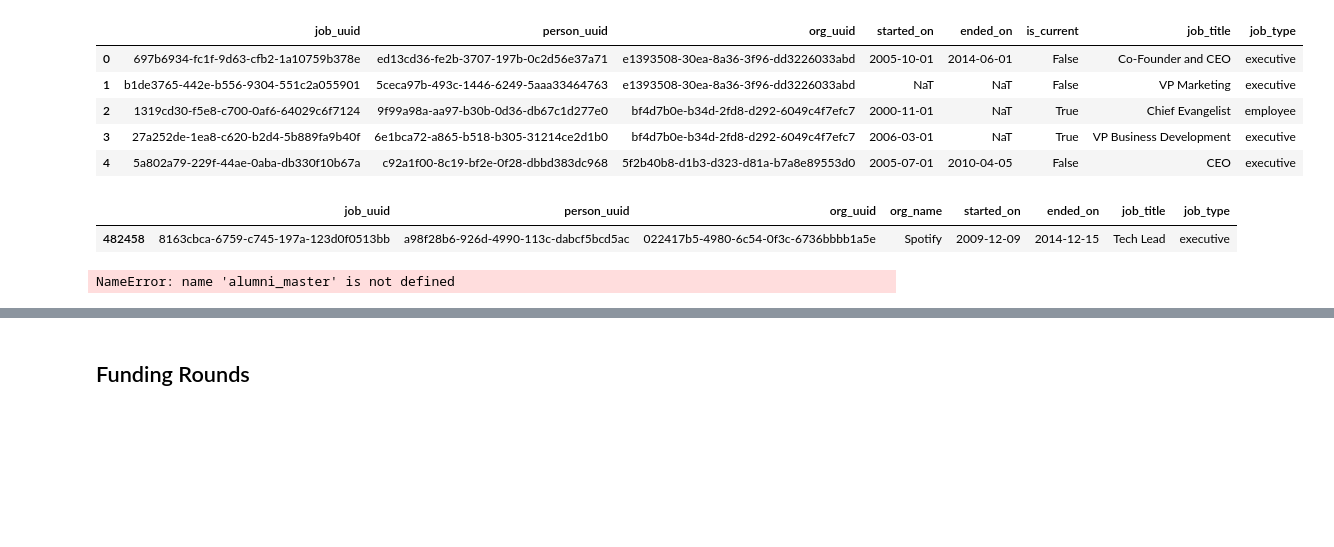
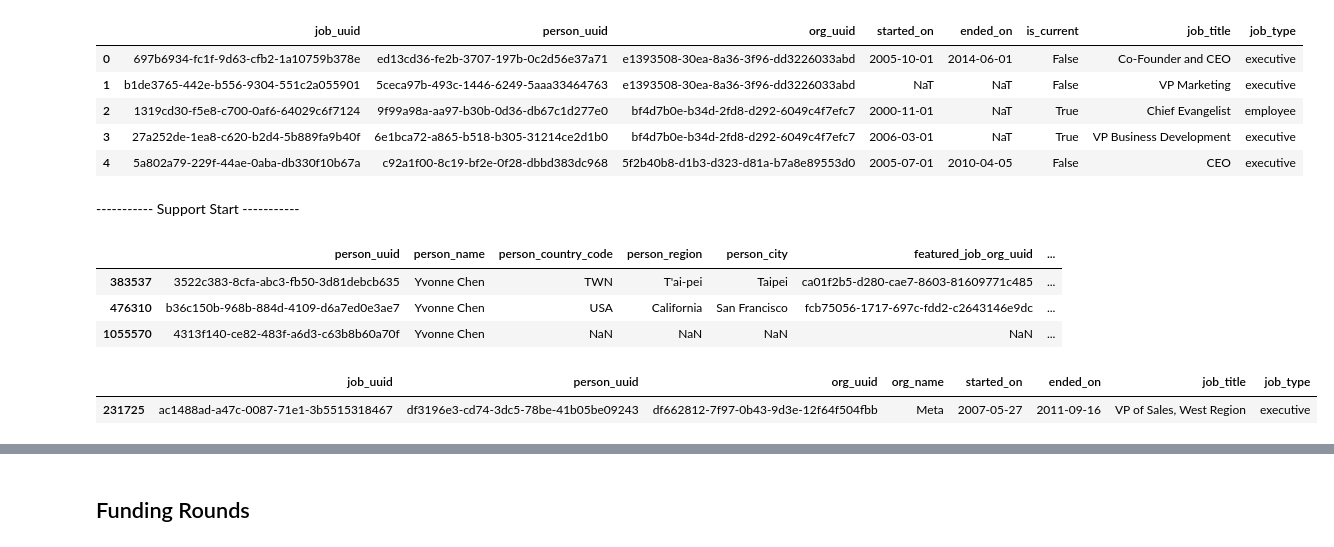
Before and after one commit to johanhaha/VentureMafia-Backend, a Jupyter notebook: data_analysis/VentureMafia-productionalised.ipynb, the cells around one changed output, grey strips where cells are left out. Drawn from its saved outputs; the diff is of its cells as text; code cells hidden in the pictures; blank space fills up the shorter version.

```diff
--- a/data_analysis/VentureMafia-productionalised.ipynb
+++ b/data_analysis/VentureMafia-productionalised.ipynb
@@ -115,6 +115,8 @@ jobs.head()
 # %%
 # Merging the 2 eBay entities
 jobs.loc[jobs['org_uuid'] == 'e722cbfc-7594-41b2-b5a9-2b16516f47c7', 'org_uuid'] = 'e56b0ceb-bb30-bbec-805e-d5dc7412dcb1'
+# %% [markdown]
+----------- Support Start -----------
 # %%
 # Support for adding information
 jobs_orgs_search = pd.merge(
@@ -123,16 +125,19 @@ jobs_orgs_search = pd.merge(
     how = 'left',
     on = 'org_uuid'
 )[['job_uuid', 'person_uuid', 'org_uuid', 'org_name', 'started_on', 'ended_on', 'job_title', 'job_type']]
+# %%
+people.loc[people['person_name'] == 'Yvonne Chen']
+# %% [output]
+|  | person_uuid | person_name | person_country_code | person_region | person_city | featured_job_org_uuid | ... |
+| 383537 | 3522c383-8cfa-abc3-fb50-3d81debcb635 | Yvonne Chen | TWN | T'ai-pei | Taipei | ca01f2b5-d280-cae7-8603-81609771c485 | ... |
+| 476310 | b36c150b-968b-884d-4109-d6a7ed0e3ae7 | Yvonne Chen | USA | California | San Francisco | fcb75056-1717-697c-fdd2-c2643146e9dc | ... |
+| 1055570 | 4313f140-ce82-483f-a6d3-c63b8b60a70f | Yvonne Chen | NaN | NaN | NaN | NaN | ... |
 # %%
 # Support for adding information
 jobs_orgs_search.loc[
-    (jobs_orgs_search['person_uuid'] == people.loc[people['person_name'] == 'Andreas Blixt']['person_uuid'].values[0])
-    & (jobs_orgs_search['org_uuid'] == organisations.loc[organisations['org_name'] == 'Spotify']['org_uuid'].values[0])
+    (jobs_orgs_search['person_uuid'] == people.loc[people['person_name'] == 'Paul Ollinger']['person_uuid'].values[0])
+    & (jobs_orgs_search['org_uuid'] == organisations.loc[organisations['org_name'] == 'Meta']['org_uuid'].values[0])
 ]
 # %% [output]
 |  | job_uuid | person_uuid | org_uuid | org_name | started_on | ended_on | job_title | job_type |
-| 482458 | 8163cbca-6759-c745-197a-123d0f0513bb | a98f28b6-926d-4990-113c-dabcf5bcd5ac | 022417b5-4980-6c54-0f3c-6736bbbb1a5e | Spotify | 2009-12-09 | 2014-12-15 | Tech Lead | executive |
+| 231725 | ac1488ad-a47c-0087-71e1-3b5515318467 | df3196e3-cd74-3dc5-78be-41b05be09243 | df662812-7f97-0b43-9d3e-12f64f504fbb | Meta | 2007-05-27 | 2011-09-16 | VP of Sales, West Region | executive |
-# %%
-alumni_master.loc[(alumni_master['org_name_target'] == 'Kry') & ~(alumni_master['person_name'].isin(['Sophia Bendz']))].sort_values(by = 'person_uuid')#.tail(50)#.drop_duplicates(subset = ['person_uuid'])
-# %% [output]
-NameError: name 'alumni_master' is not defined
```
Also changed, not shown: parts of 29 cells of this notebook.
